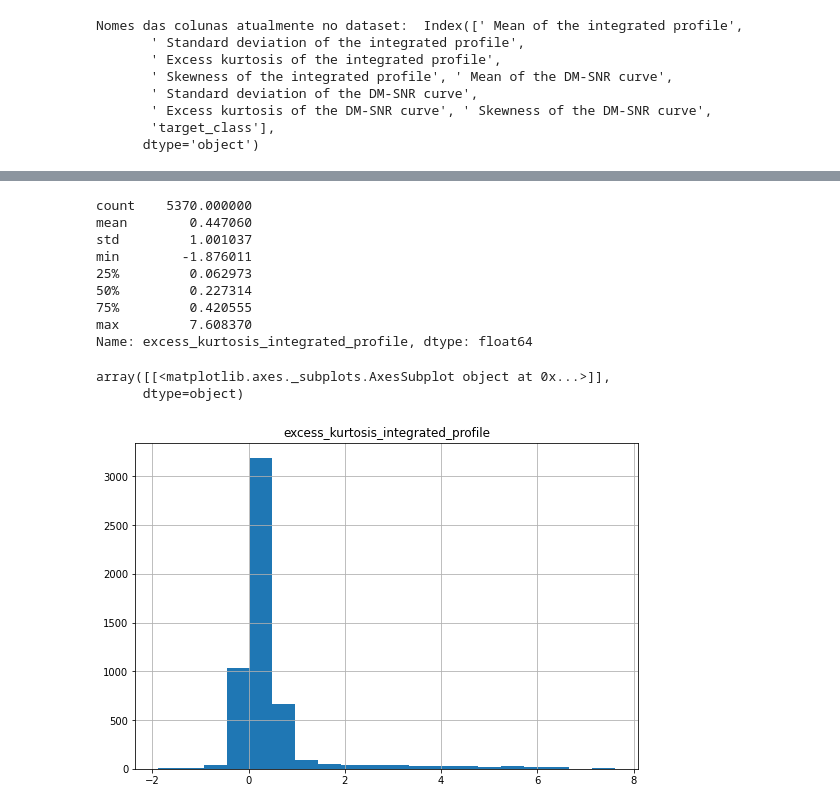
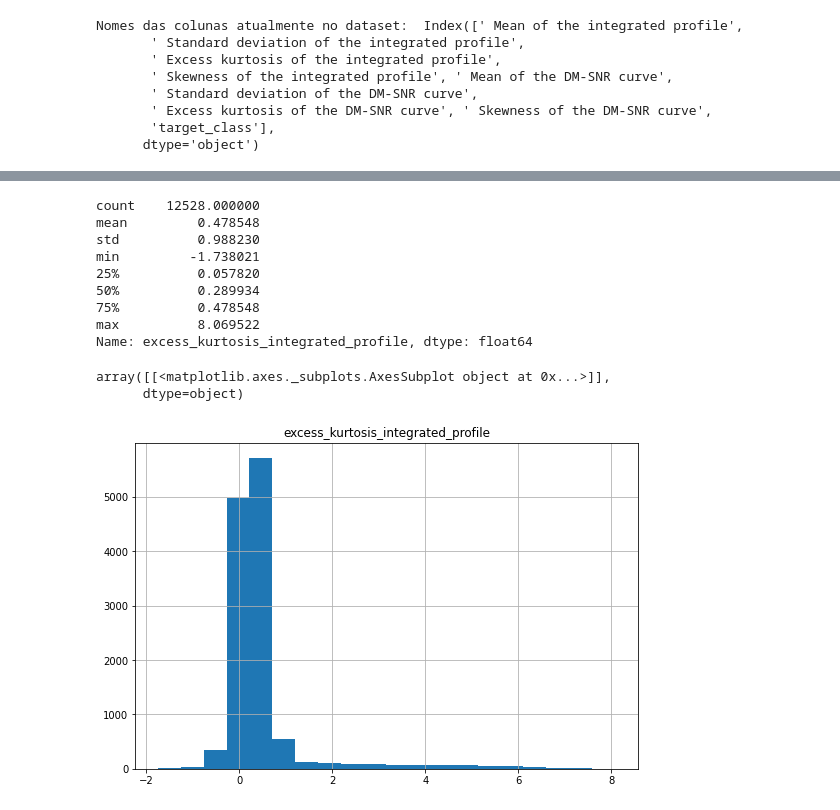
Before and after one commit to dsarj/tcc_previsao_pulsares, a Jupyter notebook: pulse_star.ipynb, the cells around one changed output, grey strips where cells are left out. Cells and saved outputs as stored; diff of their text form; code cells hidden in the pictures.

Commit message:
Preenchendo dados nulos com o fillna

```diff
--- a/pulse_star.ipynb
+++ b/pulse_star.ipynb
@@ -179,29 +179,24 @@ array([[<matplotlib.axes._subplots.AxesSubplot object at 0x...>]],
 # %%
 # Preenchendo os valores faltantes da coluna com a mediana
-mediana = np.median([el for el in ps_train["excess_kurtosis_integrated_profile"] if (np.isnan(el) == False)])
-
-novo_valor = np.where(ps_train["excess_kurtosis_integrated_profile"].isnull(),
-                   mediana,
-                   ps_train["excess_kurtosis_integrated_profile"])
-ps_train["excess_kurtosis_integrated_profile"] = novo_valor
+ps_train["excess_kurtosis_integrated_profile"].fillna((ps_train["excess_kurtosis_integrated_profile"].mean()), inplace=True)
 
 print(ps_train["excess_kurtosis_integrated_profile"].describe())
 ps_train.hist(column='excess_kurtosis_integrated_profile',
                    figsize=(9,6),
                    bins=20)
 # %% [output]
-count    5370.000000
-mean        0.447060
-std         1.001037
-min        -1.876011
-25%         0.062973
-50%         0.227314
-75%         0.420555
-max         7.608370
+count    12528.000000
+mean         0.478548
+std          0.988230
+min         -1.738021
+25%          0.057820
+50%          0.289934
+75%          0.478548
+max          8.069522
 Name: excess_kurtosis_integrated_profile, dtype: float64
 array([[<matplotlib.axes._subplots.AxesSubplot object at 0x...>]],
       dtype=object)
-[figure, old version]
+[figure, new version]
 # %%
 # Analisando a coluna std_deviation_dmsnr_curve
 print("\nAnalisando o atributo std_deviation_dmsnr_curve:")
```
Also changed, not shown: parts of 16 cells of this notebook.
